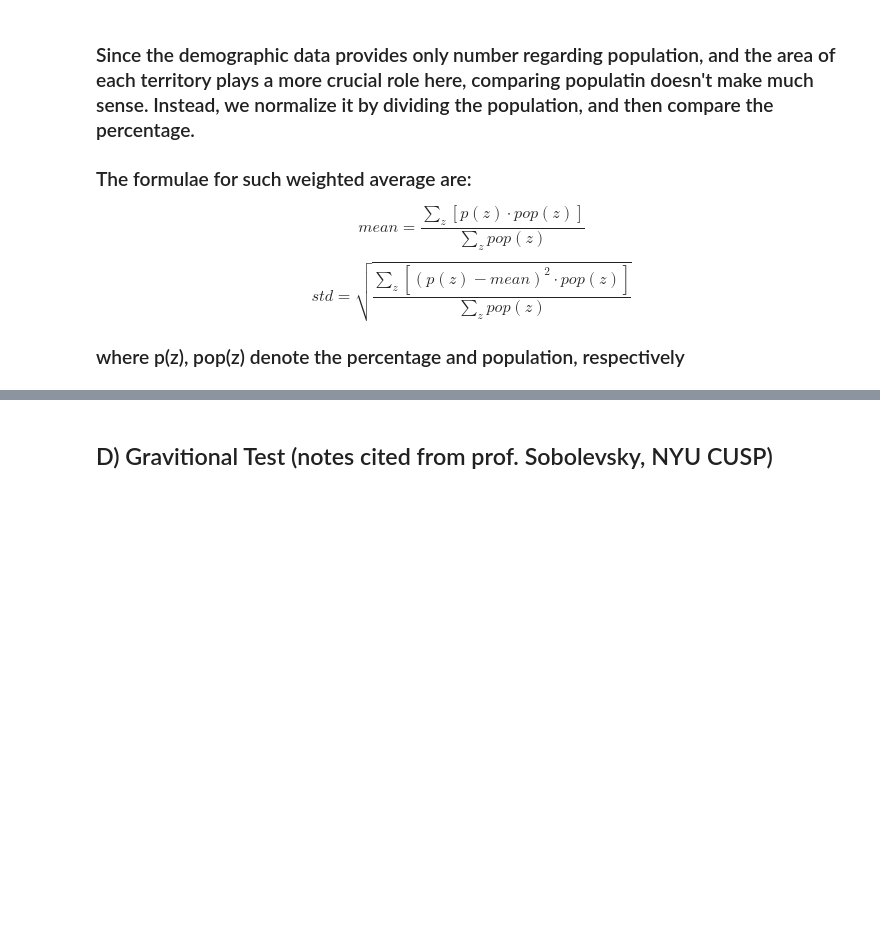
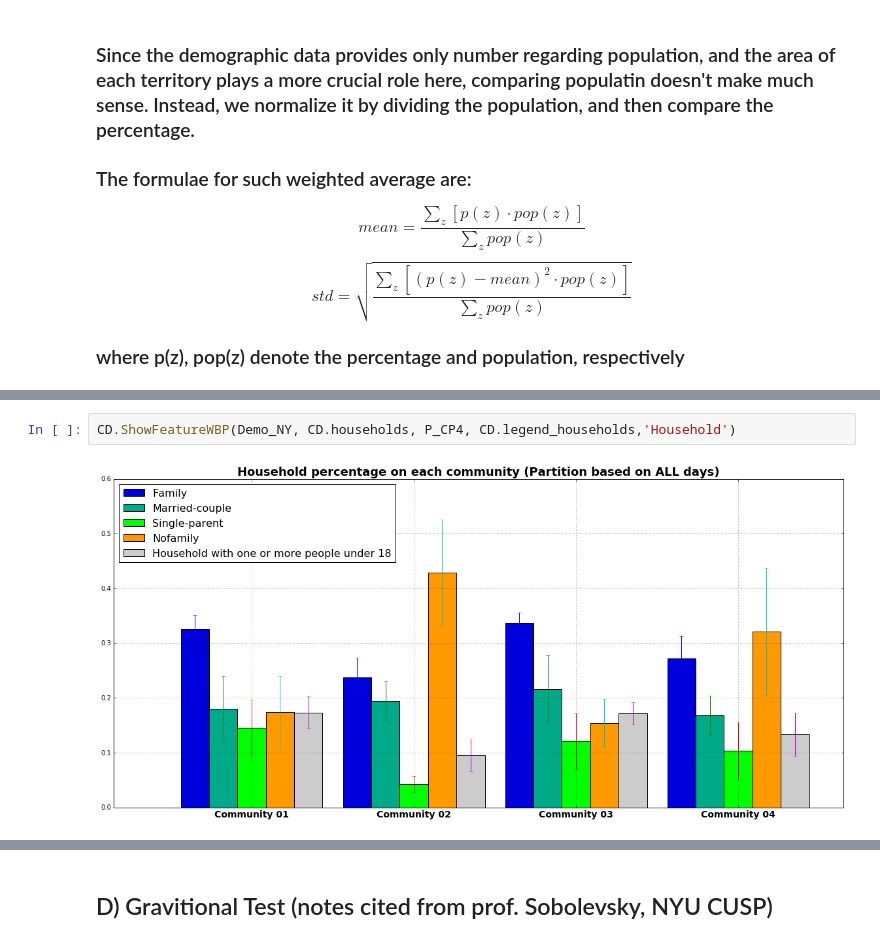
Before and after one commit to Fomyther/NYC-Twitter-Activities, a Jupyter notebook: Pro1_CQ_W6_e4.ipynb, the cells around one changed output, grey strips where cells are left out. Drawn from its saved outputs; the diff is of its cells as text; blank space fills up the shorter version.

```diff
--- a/Pro1_CQ_W6_e4.ipynb
+++ b/Pro1_CQ_W6_e4.ipynb
@@ -250,0 +161,4 @@ CD.ShowFeatureWBP(Demo_NY, type_house, P_CP4,legend_housetype,'House Type')
+# %%
+CD.ShowFeatureWBP(Demo_NY, CD.households, P_CP4, CD.legend_households,'Household')
+# %% [output]
+[figure, added]
```
Also changed, not shown: parts of 25 cells of this notebook.
